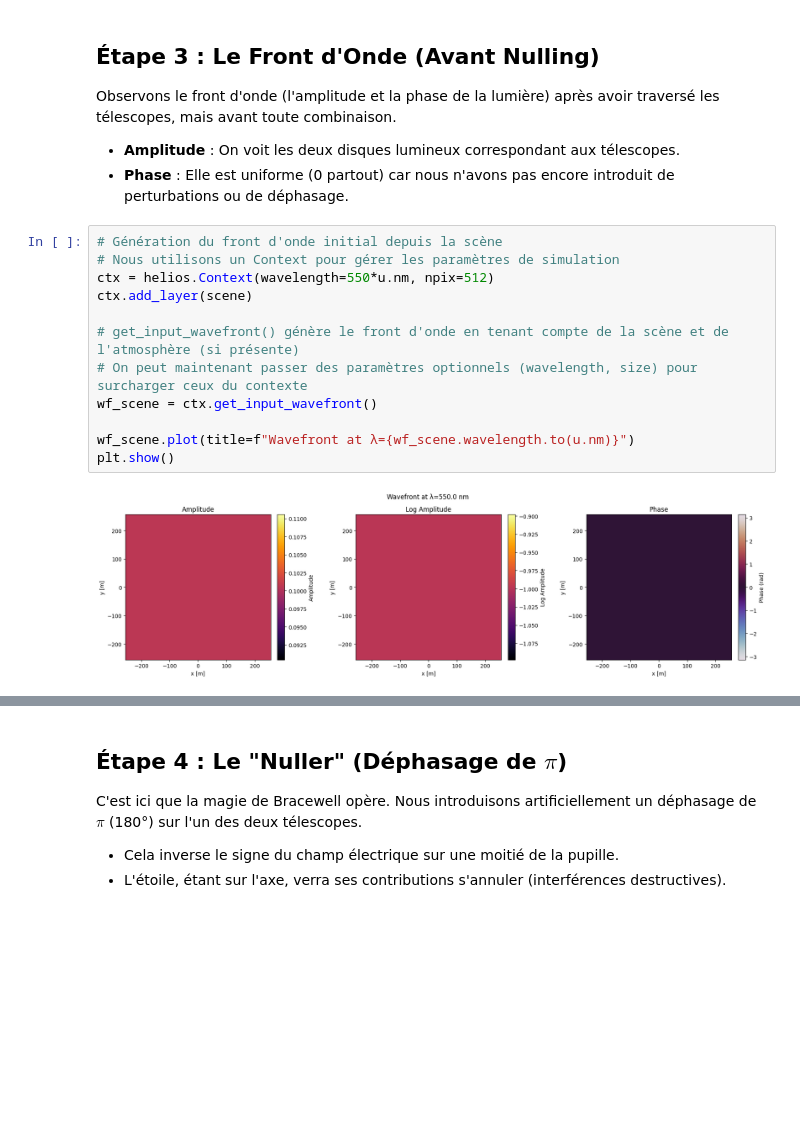
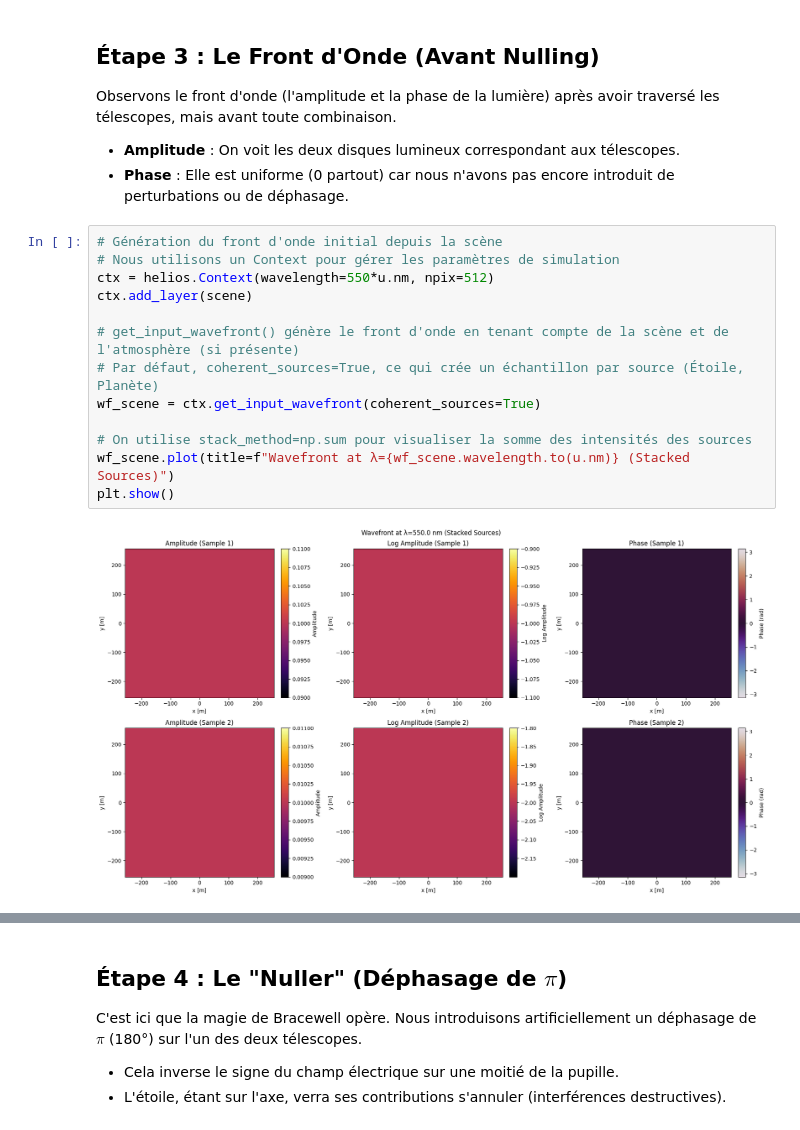
Before and after one commit to VForiel/HELIOS, a Jupyter notebook: tests.ipynb, the cells around one changed output, grey strips where cells are left out. Drawn from its saved outputs; the diff is of its cells as text; blank space fills up the shorter version.

```diff
--- a/tests.ipynb
+++ b/tests.ipynb
@@ -82,17 +82,18 @@ Observons le front d'onde (l'amplitude et la phase de la lumière) après avoir
 # %%
 # Génération du front d'onde initial depuis la scène
 # Nous utilisons un Context pour gérer les paramètres de simulation
 ctx = helios.Context(wavelength=550*u.nm, npix=512)
 ctx.add_layer(scene)
 
 # get_input_wavefront() génère le front d'onde en tenant compte de la scène et de l'atmosphère (si présente)
-# On peut maintenant passer des paramètres optionnels (wavelength, size) pour surcharger ceux du contexte
-wf_scene = ctx.get_input_wavefront()
+# Par défaut, coherent_sources=True, ce qui crée un échantillon par source (Étoile, Planète)
+wf_scene = ctx.get_input_wavefront(coherent_sources=True)
 
-wf_scene.plot(title=f"Wavefront at λ={wf_scene.wavelength.to(u.nm)}")
+# On utilise stack_method=np.sum pour visualiser la somme des intensités des sources
+wf_scene.plot(title=f"Wavefront at λ={wf_scene.wavelength.to(u.nm)} (Stacked Sources)")
 plt.show()
 # %% [output]
-[figure, old version]
+[figure, new version]
 # %%
 # Passage à travers les pupilles
 wf_pupil = interferometer.process(wf_scene, ctx)
```
Also changed, not shown: parts of 5 cells of this notebook, 11 other files.
